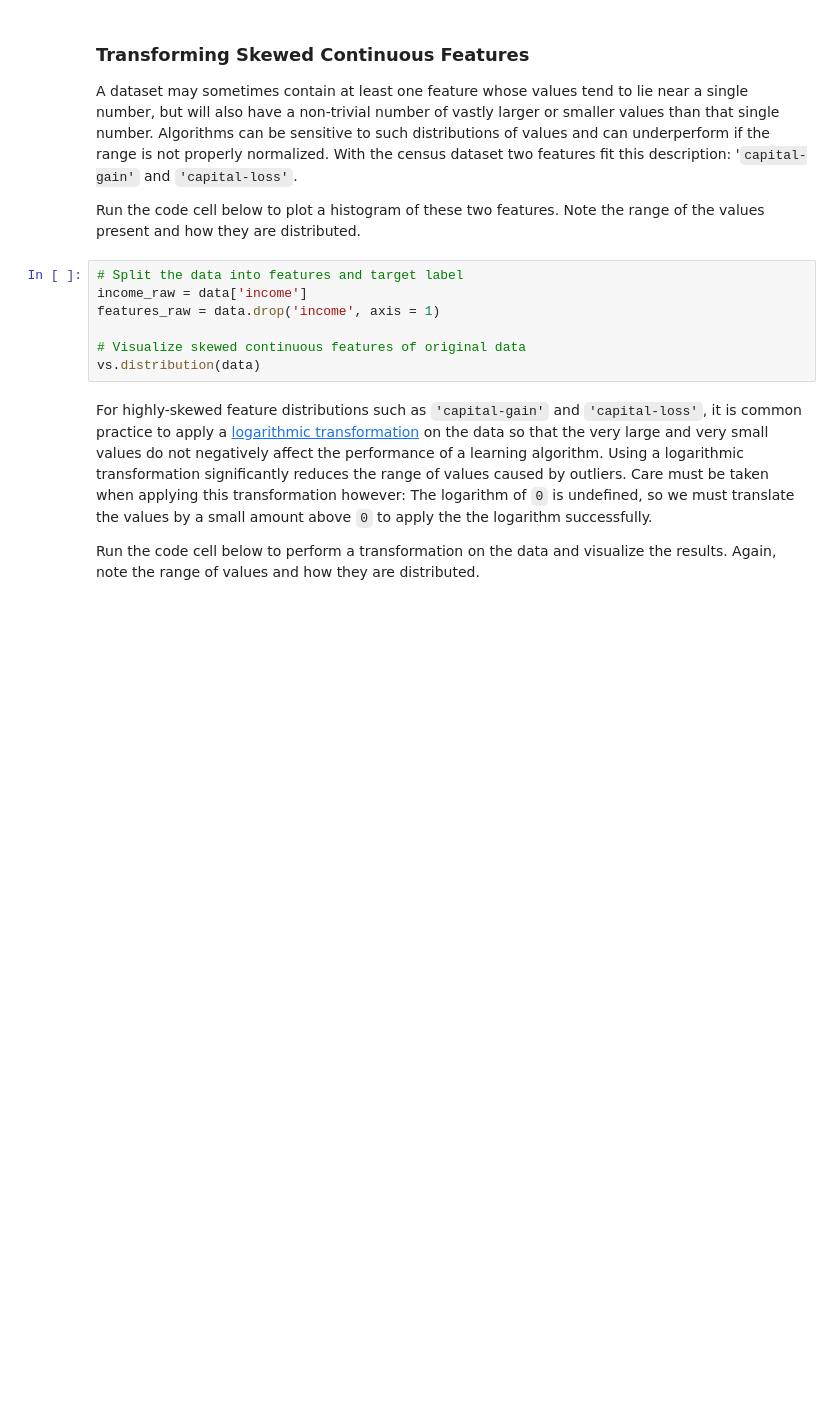
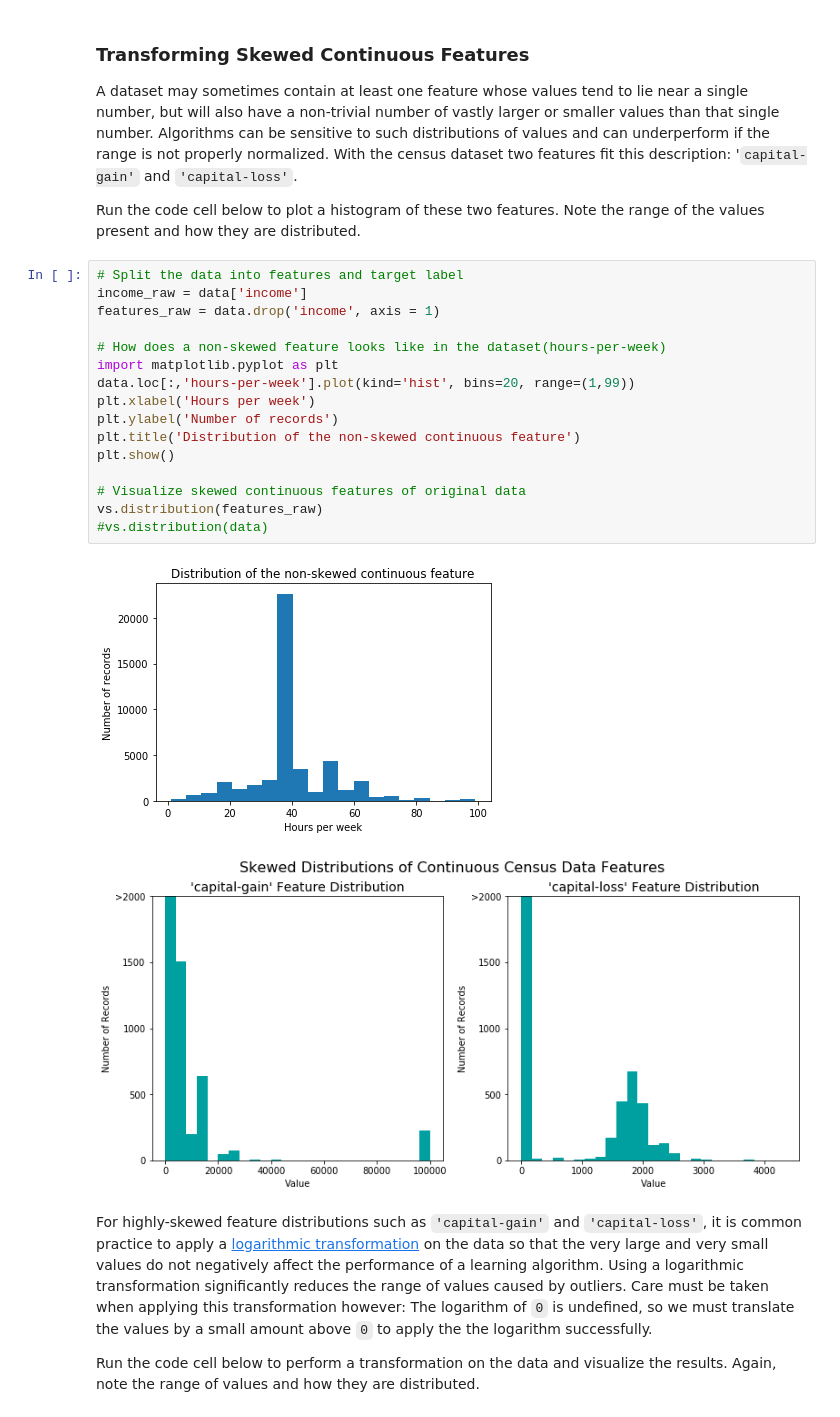
Before and after one commit to GuilleMarc/SupLearning_Project1, a Jupyter notebook: finding_donors.ipynb, the cells around one changed output. Drawn from its saved outputs; the diff is of its cells as text; blank space fills up the shorter version.

```diff
--- a/finding_donors.ipynb
+++ b/finding_donors.ipynb
@@ -105,10 +105,22 @@ Run the code cell below to plot a histogram of these two features. Note the rang
 # %%
 # Split the data into features and target label
 income_raw = data['income']
 features_raw = data.drop('income', axis = 1)
 
+# How does a non-skewed feature looks like in the dataset(hours-per-week)
+import matplotlib.pyplot as plt
+data.loc[:,'hours-per-week'].plot(kind='hist', bins=20, range=(1,99))
+plt.xlabel('Hours per week')
+plt.ylabel('Number of records')
+plt.title('Distribution of the non-skewed continuous feature')
+plt.show()
+
 # Visualize skewed continuous features of original data
-vs.distribution(data)
+vs.distribution(features_raw)
+#vs.distribution(data)
+# %% [output]
+[figure, added]
+[figure, added]
 # %% [markdown]
 For highly-skewed feature distributions such as `'capital-gain'` and `'capital-loss'`, it is common practice to apply a <a href="https://en.wikipedia.org/wiki/Data_transformation_(statistics)">logarithmic transformation</a> on the data so that the very large and very small values do not negatively affect the performance of a learning algorithm. Using a logarithmic transformation significantly reduces the range of values caused by outliers. Care must be taken when applying this transformation however: The logarithm of `0` is undefined, so we must translate the values by a small amount above `0` to apply the the logarithm successfully.
 
```
Also changed, not shown: parts of 1 cell of this notebook.
